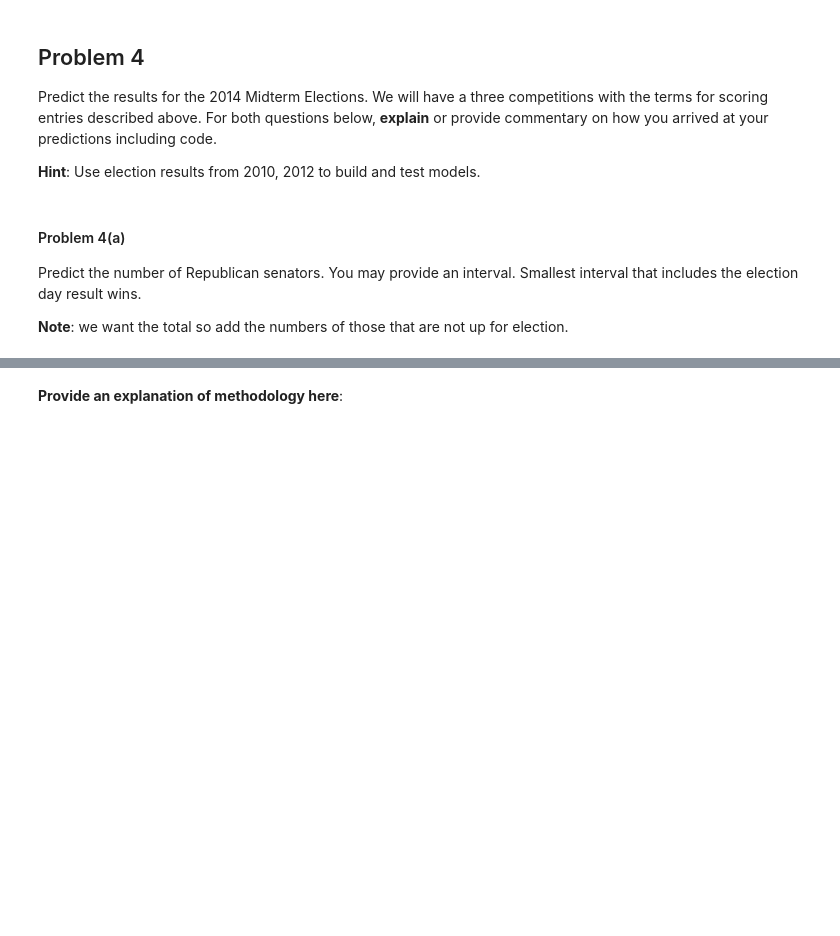
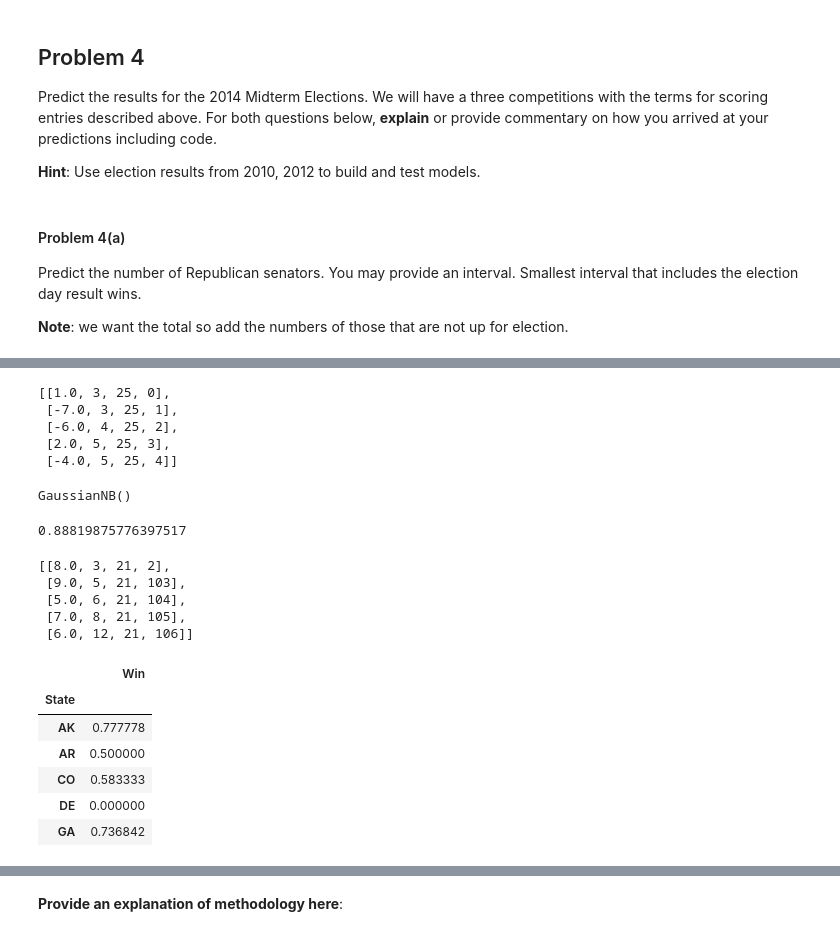
Before and after one commit to dimagalat/CSCI_E-109, a Jupyter notebook: homework/santos_n_hw4/HW4.ipynb, the cells around one changed output, grey strips where cells are left out. Drawn from its saved outputs; the diff is of its cells as text; code cells hidden in the pictures; blank space fills up the shorter version.

```diff
--- a/homework/santos_n_hw4/HW4.ipynb
+++ b/homework/santos_n_hw4/HW4.ipynb
@@ -515,0 +579,28 @@ Predict the number of Republican senators. You may provide an interval. Smallest
+# %%
+republican_wins_2012 = ["NV", "AZ", "UT", "WY", "NE", "TX", "MS", "TN"]
+X, y = prep_senate_data(2012, republican_wins_2012)
+X[:5]
+# %% [output]
+[[1.0, 3, 25, 0],
+ [-7.0, 3, 25, 1],
+ [-6.0, 4, 25, 2],
+ [2.0, 5, 25, 3],
+ [-4.0, 5, 25, 4]]
+# %%
+clf = GaussianNB()
+clf.fit(X, y)
+# %% [output]
+GaussianNB()
+# %%
+clf.score(X, y)
+# %% [output]
+0.88819875776397517
+# %%
+x, _ = prep_senate_data(2014)
+x[:5]
+# %% [output]
+[[8.0, 3, 21, 2],
+ [9.0, 5, 21, 103],
+ [5.0, 6, 21, 104],
+ [7.0, 8, 21, 105],
+ [6.0, 12, 21, 106]]
@@ -515,0 +611,11 @@ Predict the number of Republican senators. You may provide an interval. Smallest
+# %%
+predic_df = pd.DataFrame({"State": predic_states, "Win": predic_wins}).groupby("State").mean()
+predic_df.head()
+# %% [output]
+|  | Win |
+| State |  |
+| AK | 0.777778 |
+| AR | 0.500000 |
+| CO | 0.583333 |
+| DE | 0.000000 |
+| GA | 0.736842 |
```
Also changed, not shown: parts of 17 cells of this notebook, 1 other file.
